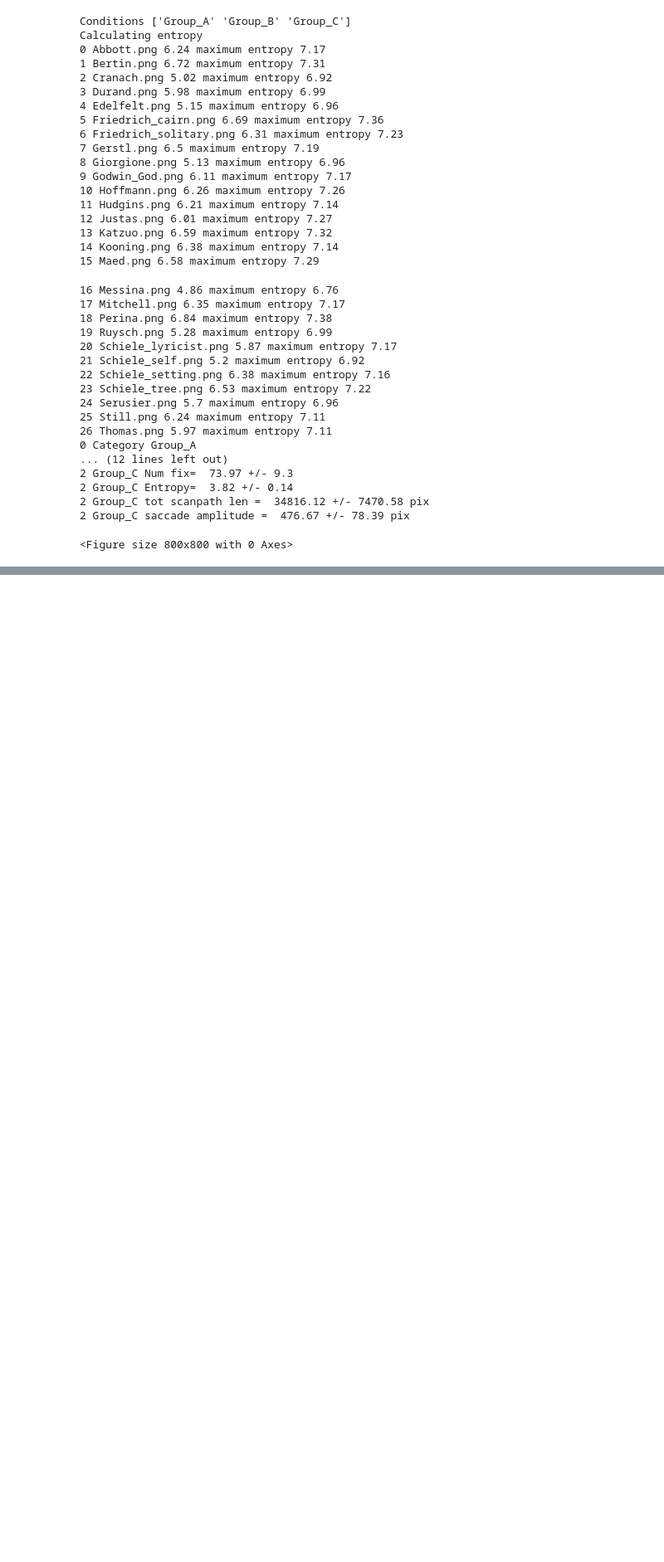
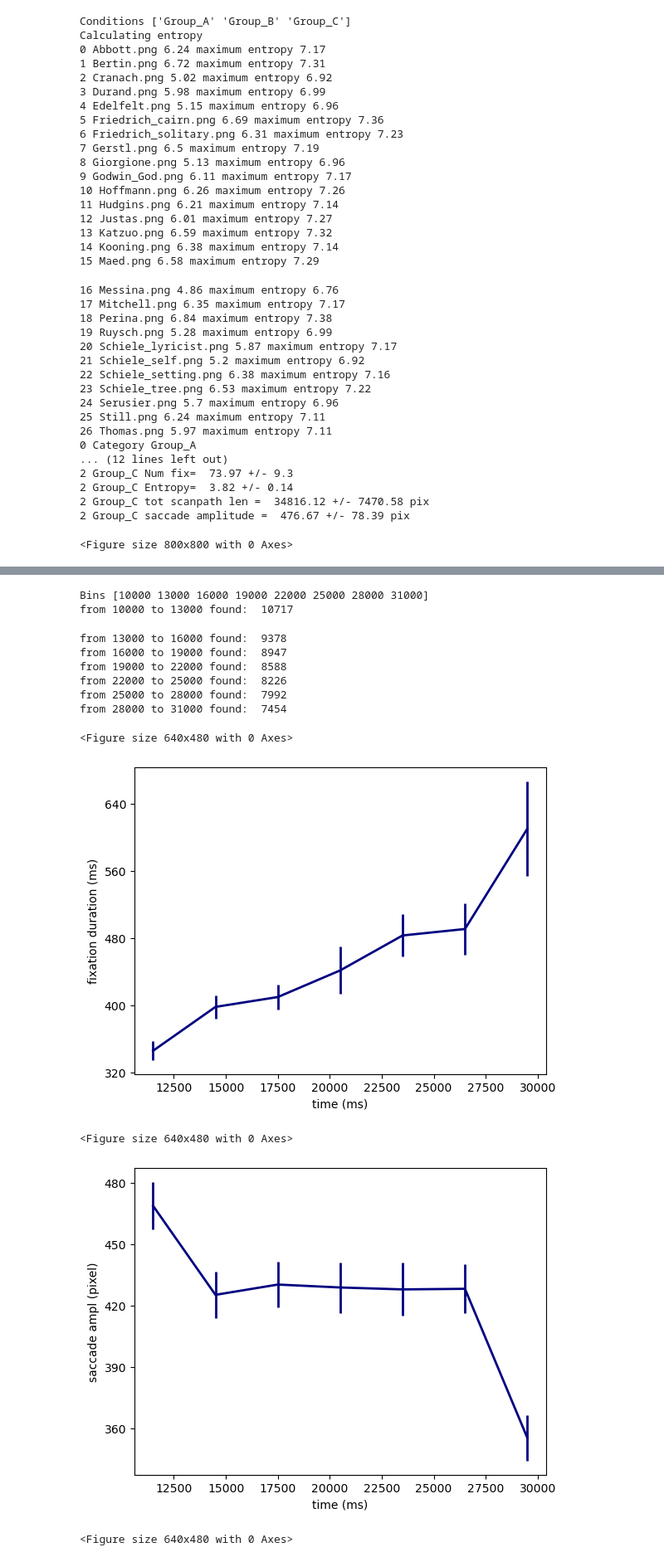
Before and after one commit to jozsarato/PyEyeSim, a Jupyter notebook: Notebooks/PyEyeSimDemo.ipynb, the cells around one changed output, grey strips where cells are left out. Shown at 83% size. Saved outputs shown, nothing was run; the diff lists cells and outputs as text; code cells hidden in the pictures; blank space fills up the shorter version.

Commit message:
Start bin not at zero
option parameter in BinnedDescriptives

```diff
--- a/Notebooks/PyEyeSimDemo.ipynb
+++ b/Notebooks/PyEyeSimDemo.ipynb
@@ -836,0 +796,16 @@ Conditions ['Group_A' 'Group_B' 'Group_C']
+# %%
+FixLengthBind,saccadeAmplbinned,ScanpLbinned=WithinDat.BinnedDescriptives(30000,3000,'CURRENT_FIX_END','duration',startime=10000)
+# %% [output]
+Bins [10000 13000 16000 19000 22000 25000 28000 31000]
+from 10000 to 13000 found:  10717
+from 13000 to 16000 found:  9378
+from 16000 to 19000 found:  8947
+from 19000 to 22000 found:  8588
+from 22000 to 25000 found:  8226
+from 25000 to 28000 found:  7992
+from 28000 to 31000 found:  7454
+<Figure size 640x480 with 0 Axes>
+[figure, added]
+<Figure size 640x480 with 0 Axes>
+[figure, added]
+<Figure size 640x480 with 0 Axes>
```
Also changed, not shown: parts of 23 cells of this notebook, 1 other file.
